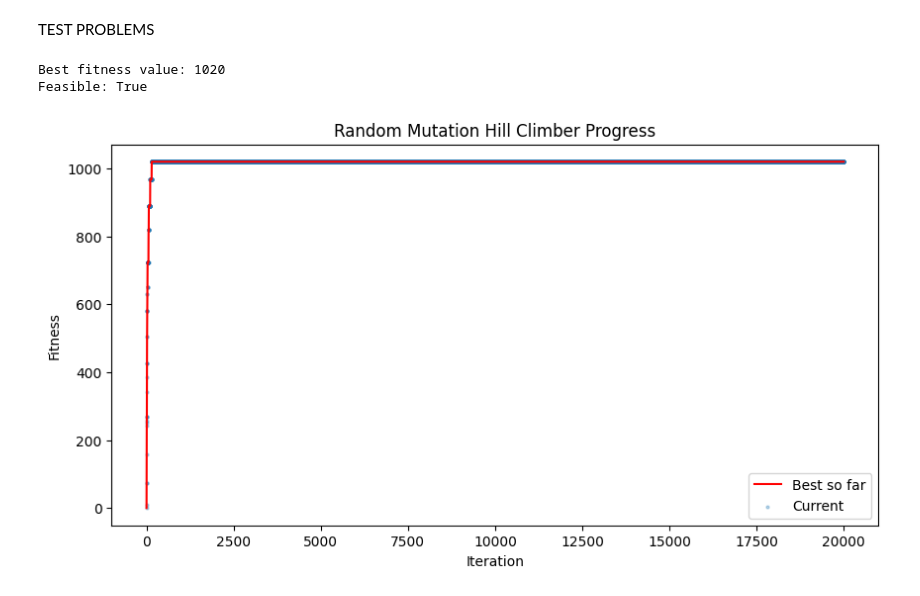
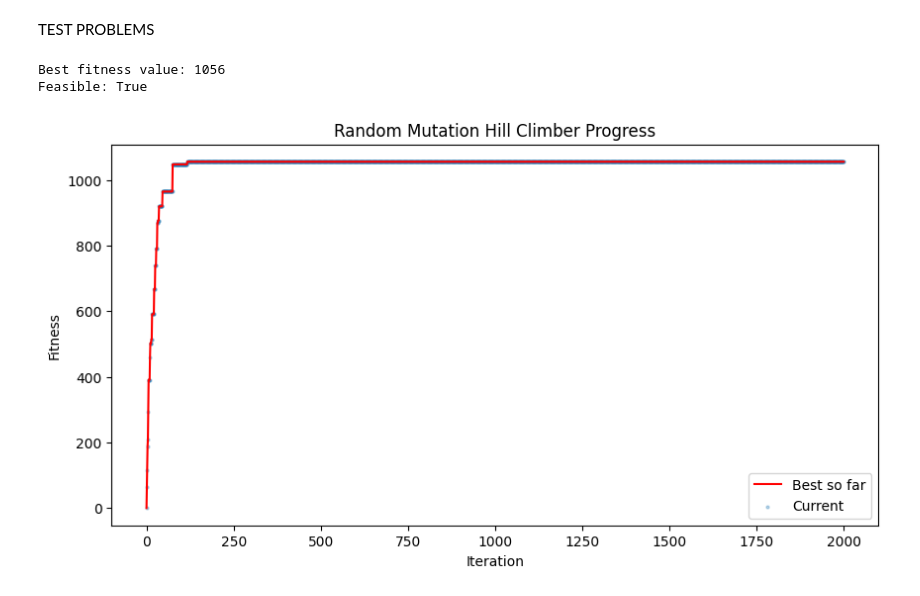
Before and after one commit to Zurehma/CI2025_lab1, a Jupyter notebook: knapsacks.ipynb, the cells around one changed output. Saved outputs shown, nothing was run; the diff lists cells and outputs as text; code cells hidden in the pictures.

```diff
--- a/knapsacks.ipynb
+++ b/knapsacks.ipynb
@@ -32,8 +32,8 @@ def tweak(solution):
     new_solution[item] = np.random.choice(choices) # Assign a new random state to the item
     return new_solution
 # %%
-def random_mutation_hill_climber():
-    max_steps = 20000
+def random_mutation_hill_climber(max_steps):
+    #max_steps = 20000
     current_solution = new_solution()
     current_fitness = fitness(current_solution)
     best_solution = current_solution
@@ -73,20 +73,20 @@ TEST PROBLEMS
 # %%
 # Problem 1:
 rng = np.random.default_rng(seed=42)
 NUM_KNAPSACKS = 3
 NUM_ITEMS = 20
 NUM_DIMENSIONS = 2
 VALUES = rng.integers(0, 100, size=NUM_ITEMS)
 WEIGHTS = rng.integers(0, 100, size=(NUM_ITEMS, NUM_DIMENSIONS))
 CONSTRAINTS = rng.integers(
     0, 100 * NUM_ITEMS // NUM_KNAPSACKS, size=(NUM_KNAPSACKS, NUM_DIMENSIONS)
 )
 
-random_mutation_hill_climber()
+random_mutation_hill_climber(max_steps=2000)
 # %% [output]
-Best fitness value: 1020
+Best fitness value: 1056
 Feasible: True
-[figure, old version]
+[figure, new version]
 # %%
 # Problem 2:
 rng = np.random.default_rng(seed=42)
```
Also changed, not shown: parts of 2 cells of this notebook.
